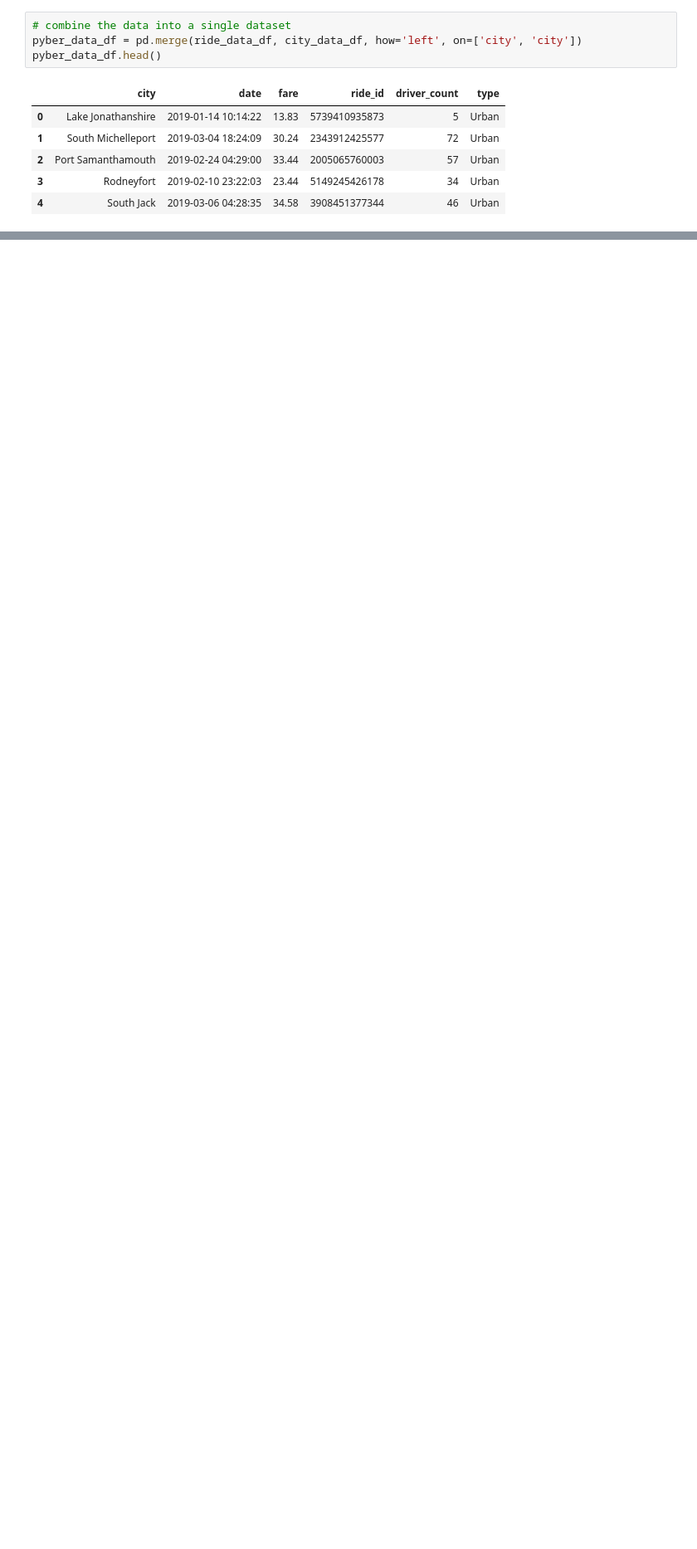
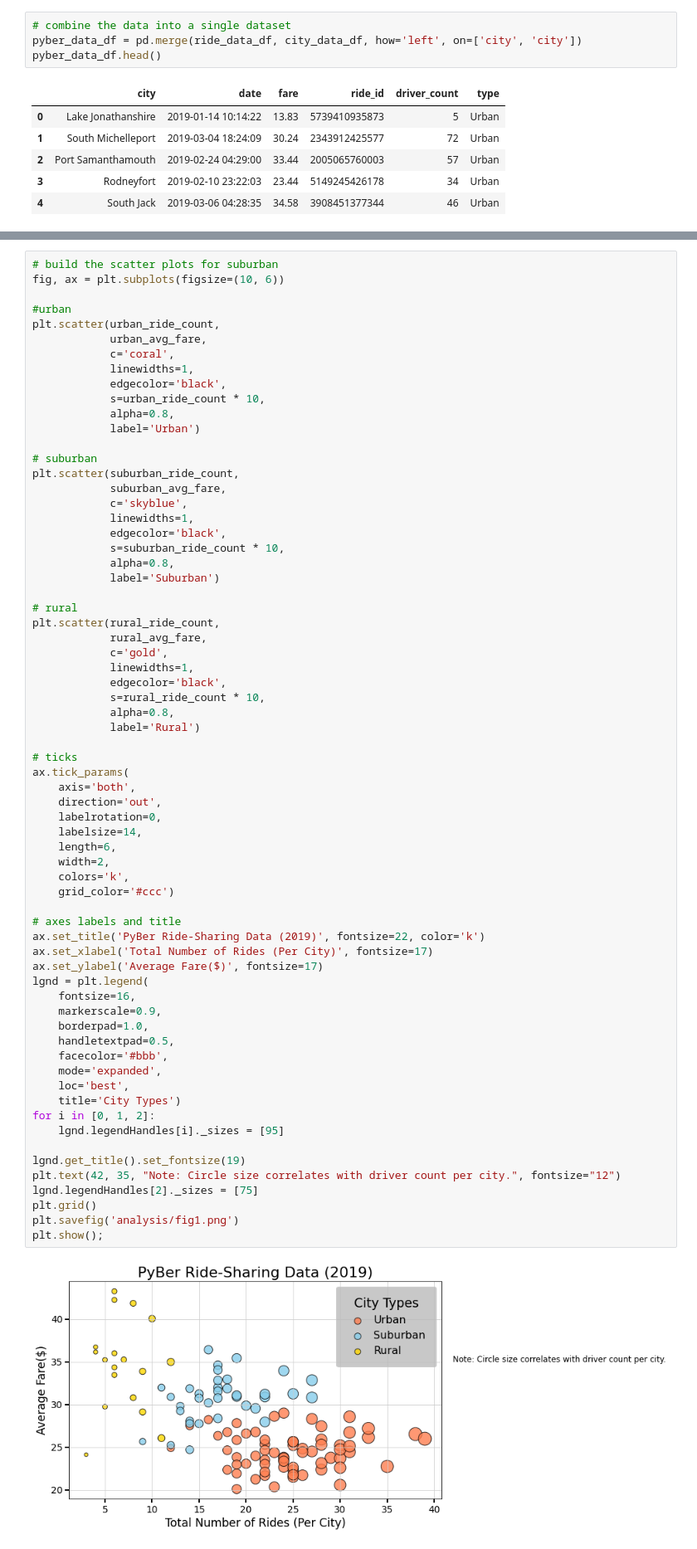
Before and after one commit to bayileyegnabate/05-matplotlib, a Jupyter notebook: pyber.ipynb, the cells around one changed output, grey strips where cells are left out. Shown at 83% size. Cells and saved outputs as stored; diff of their text form; blank space fills up the shorter version.

```diff
--- a/pyber.ipynb
+++ b/pyber.ipynb
@@ -141,0 +357,69 @@ pyber_data_df.head()
+# %%
+# build the scatter plots for suburban
+fig, ax = plt.subplots(figsize=(10, 6))
+
+#urban
+plt.scatter(urban_ride_count,
+            urban_avg_fare,
+            c='coral',
+            linewidths=1,
+            edgecolor='black',
+            s=urban_ride_count * 10,
+            alpha=0.8,
+            label='Urban')
+
+# suburban
+plt.scatter(suburban_ride_count,
+            suburban_avg_fare,
+            c='skyblue',
+            linewidths=1,
+            edgecolor='black',
+            s=suburban_ride_count * 10,
+            alpha=0.8,
+            label='Suburban')
+
+# rural
+plt.scatter(rural_ride_count,
+            rural_avg_fare,
+            c='gold',
+            linewidths=1,
+            edgecolor='black',
+            s=rural_ride_count * 10,
+            alpha=0.8,
+            label='Rural')
+
+# ticks
+ax.tick_params(
+    axis='both',
+    direction='out',
+    labelrotation=0,
+    labelsize=14,
+    length=6,
+    width=2,
+    colors='k',
+    grid_color='#ccc')
+
+# axes labels and title
+ax.set_title('PyBer Ride-Sharing Data (2019)', fontsize=22, color='k')
+ax.set_xlabel('Total Number of Rides (Per City)', fontsize=17)
+ax.set_ylabel('Average Fare($)', fontsize=17)
+lgnd = plt.legend(
+    fontsize=16,
+    markerscale=0.9,
+    borderpad=1.0,
+    handletextpad=0.5,
+    facecolor='#bbb',
+    mode='expanded',
+    loc='best',
+    title='City Types')
+for i in [0, 1, 2]:
+    lgnd.legendHandles[i]._sizes = [95]
+
+lgnd.get_title().set_fontsize(19)
+plt.text(42, 35, "Note: Circle size correlates with driver count per city.", fontsize="12")
+lgnd.legendHandles[2]._sizes = [75]
+plt.grid()
+plt.savefig('analysis/fig1.png')
+plt.show();
+# %% [output]
+[figure, added]
```
Also changed, not shown: parts of 14 cells of this notebook, 2 other files.
